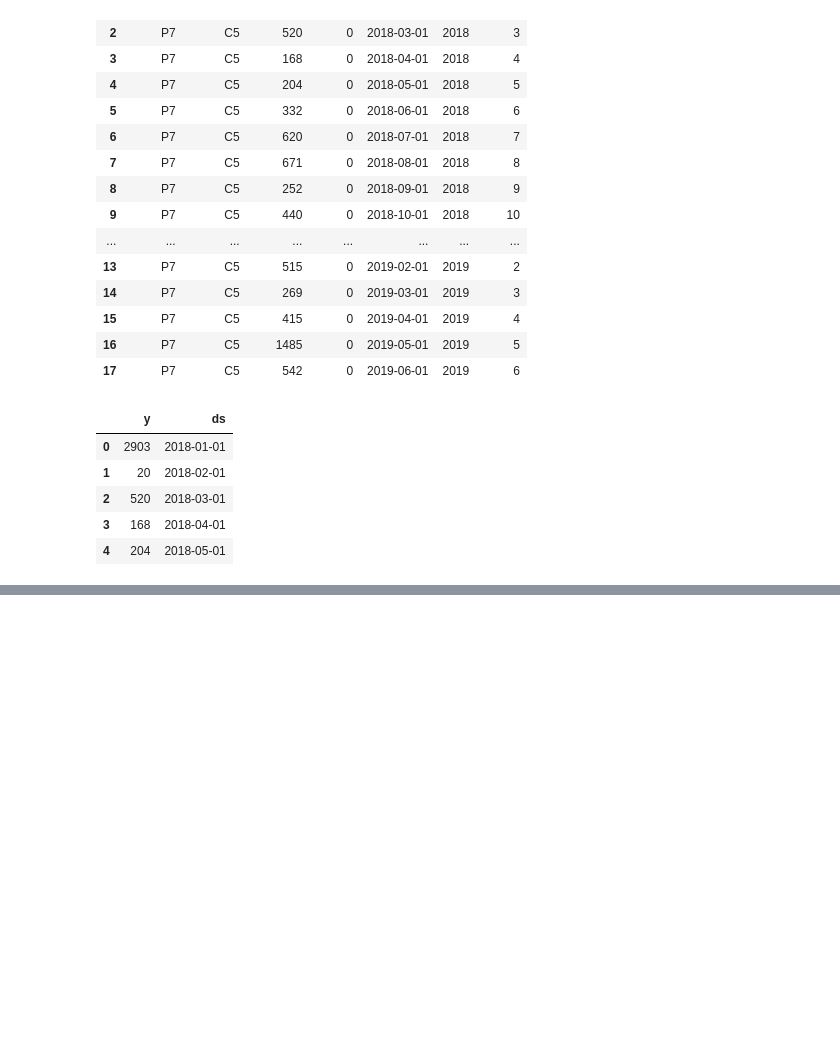
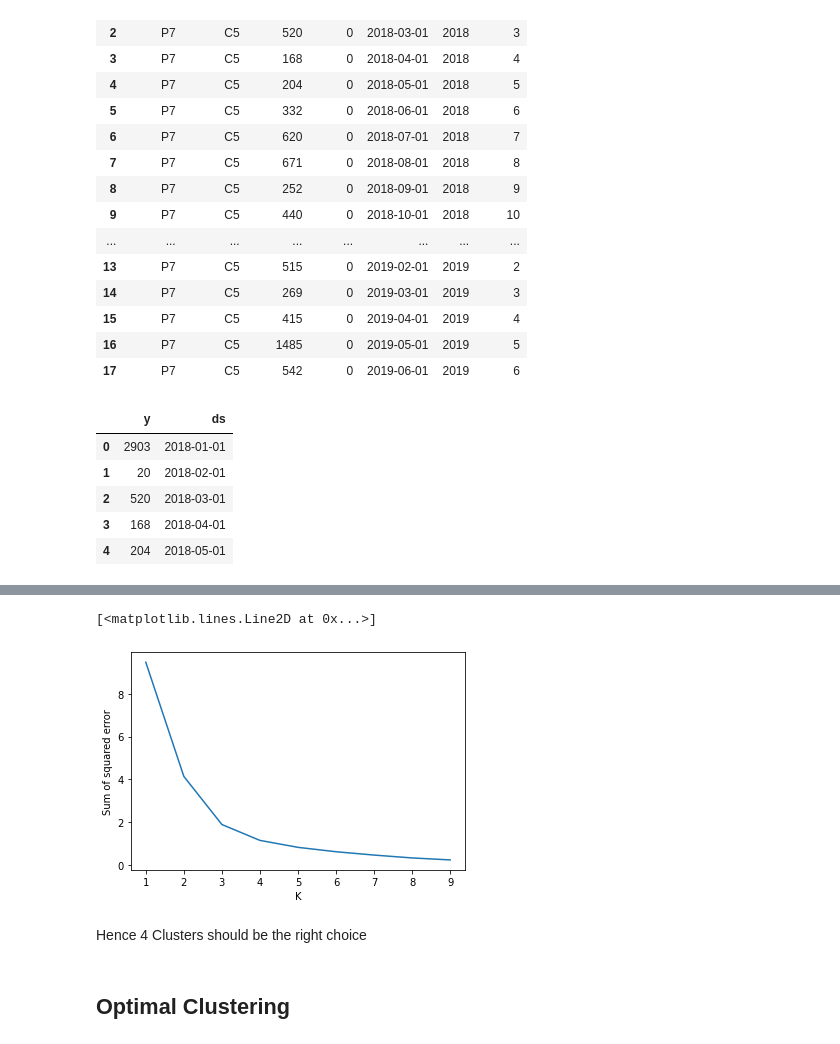
Before and after one commit to sha863/Forecast-Data-Analysis, a Jupyter notebook: Forecast_data_analysis.ipynb, the cells around one changed output, grey strips where cells are left out. Saved outputs shown, nothing was run; the diff lists cells and outputs as text; code cells hidden in the pictures; blank space fills up the shorter version.

```diff
--- a/Forecast_data_analysis.ipynb
+++ b/Forecast_data_analysis.ipynb
@@ -545,0 +660,18 @@ plot1 = m.plot(forecast)
+# %%
+sse = []
+k_rng = range(1,10)
+for k in k_rng:
+    km = KMeans(n_clusters=k)
+    km.fit(data[['Quantity','Factor']])
+    sse.append(km.inertia_)
+# %%
+plt.xlabel('K')
+plt.ylabel('Sum of squared error')
+plt.plot(k_rng,sse)
+# %% [output]
+[<matplotlib.lines.Line2D at 0x...>]
+[figure, added]
+# %% [markdown]
+Hence 4 Clusters should be the right choice
+# %% [markdown]
+## Optimal Clustering
```
Also changed, not shown: parts of 23 cells of this notebook.
